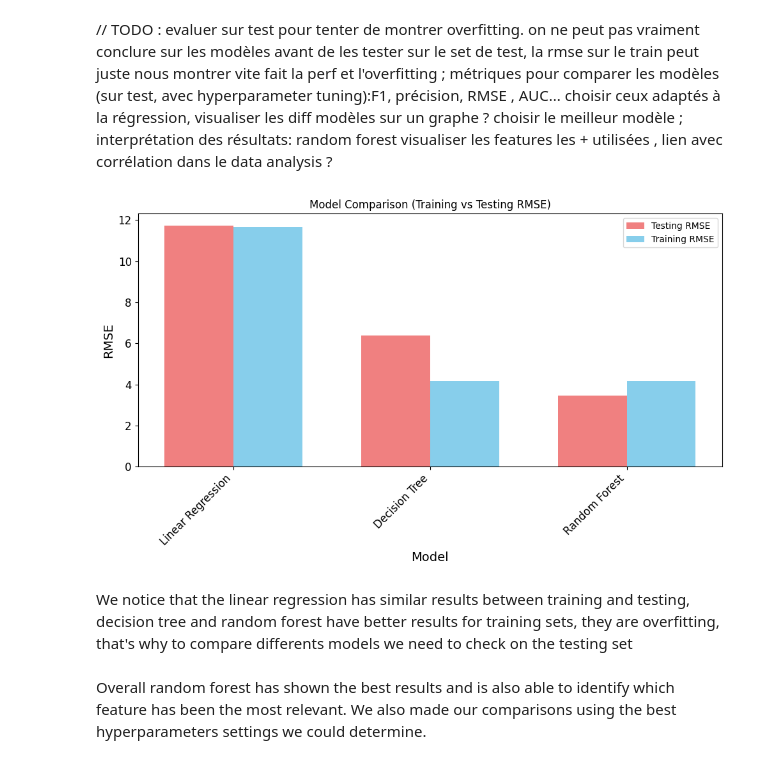
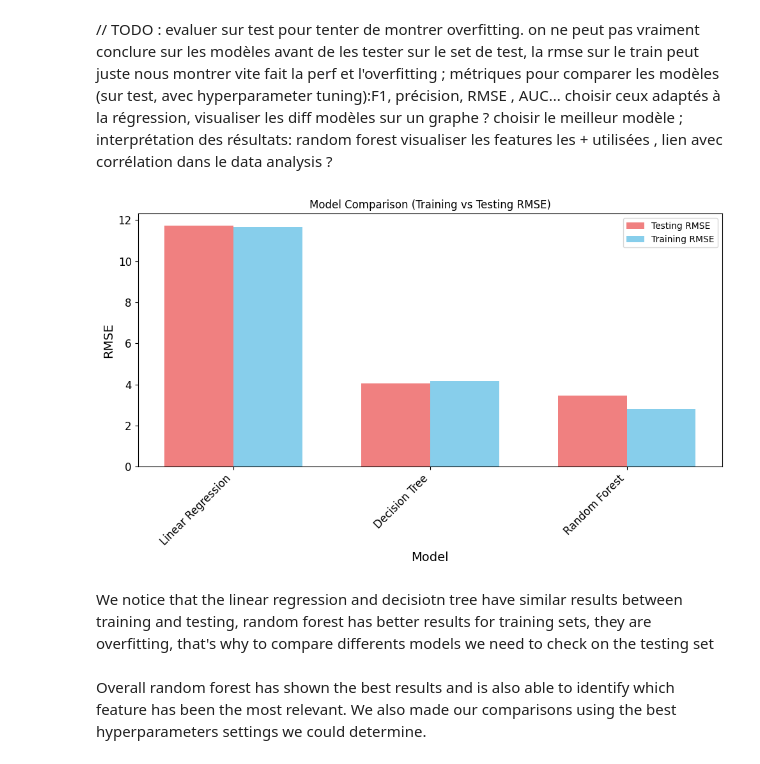
Before and after one commit to SarahBlevin/AAA_Project_Internet_addicts, a Jupyter notebook: AAA_InternetAddicts.ipynb, the cells around one changed output. Drawn from its saved outputs; the diff is of its cells as text; code cells hidden in the pictures.

Commit message:
Fix graph comparison

```diff
--- a/AAA_InternetAddicts.ipynb
+++ b/AAA_InternetAddicts.ipynb
@@ -674,10 +674,10 @@ The first model we try is a Linear Regression model, first with default hyperpar
 # %%
 lin_reg = LinearRegression()
 scores = cross_val_score(lin_reg, fps_benchmark_prepared, fps_benchmark_labels, scoring="neg_mean_squared_error", cv=10)
-rmse_scores = np.sqrt(-scores)
-print("Scores:", rmse_scores)
-print("Mean:", rmse_scores.mean())
-print("Standard deviation:", rmse_scores.std())
+rmse_scores_lr = np.sqrt(-scores)
+print("Scores:", rmse_scores_lr)
+print("Mean:", rmse_scores_lr.mean())
+print("Standard deviation:", rmse_scores_lr.std())
 # %% [output]
 Scores: [11.41573644 11.81017783 11.94321601 11.51894986 11.22364065 11.45576083
  12.28060419 11.77138324 11.6695751  11.50983684]
@@ -1007,31 +1010,31 @@ plt.tight_layout()
 métriques pour comparer les modèles (sur test, avec hyperparameter tuning):F1, précision, RMSE , AUC... choisir ceux adaptés à la régression, visualiser les diff modèles sur un graphe ? choisir le meilleur modèle ;
 interprétation des résultats: random forest visualiser les features les + utilisées , lien avec corrélation dans le data analysis ?
 # %%
-train_rmse_scores = [np.sqrt(best_score_lr), rmse_scores_dt.mean(), best_score]
+train_rmse_scores = [rmse_scores_lr.mean(), rmse_scores_dt.mean(), rmse_scores_rf.mean()]
 results_df['Training RMSE'] = train_rmse_scores
 
 # Visualize both training and testing RMSE
 x_labels = results_df['Model']
 
 plt.figure(figsize=(10, 6))
 
 bar_width = 0.35
 index = np.arange(len(x_labels))
 
 plt.bar(index, results_df['RMSE'], bar_width, label='Testing RMSE', color='lightcoral')
 plt.bar(index + bar_width, results_df['Training RMSE'], bar_width, label='Training RMSE', color='skyblue')
 
 plt.xlabel("Model")
 plt.ylabel("RMSE")
 plt.title("Model Comparison (Training vs Testing RMSE)")
 plt.xticks(index + bar_width / 2, x_labels, rotation=45, ha="right")
 plt.legend()
 plt.tight_layout()
 
 plt.show()
 # %% [output]
-[figure, old version]
+[figure, new version]
 # %% [markdown]
-We notice that the linear regression has similar results between training and testing, decision tree and random forest have better results for training sets, they are overfitting, that's why to compare differents models we need to check on the testing set
+We notice that the linear regression and decisiotn tree have similar results between training and testing, random forest has better results for training sets, they are overfitting, that's why to compare differents models we need to check on the testing set
 # %% [markdown]
 Overall random forest has shown the best results and is also able to identify which feature has been the most relevant. We also made our comparisons using the best hyperparameters settings we could determine.
```
Also changed, not shown: parts of 2 cells of this notebook.
